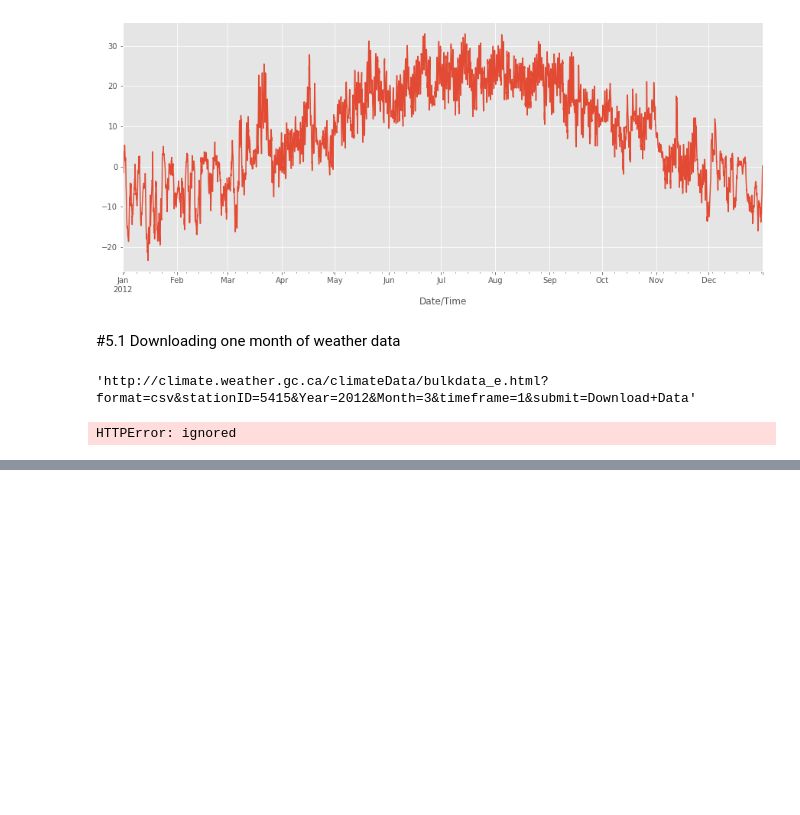
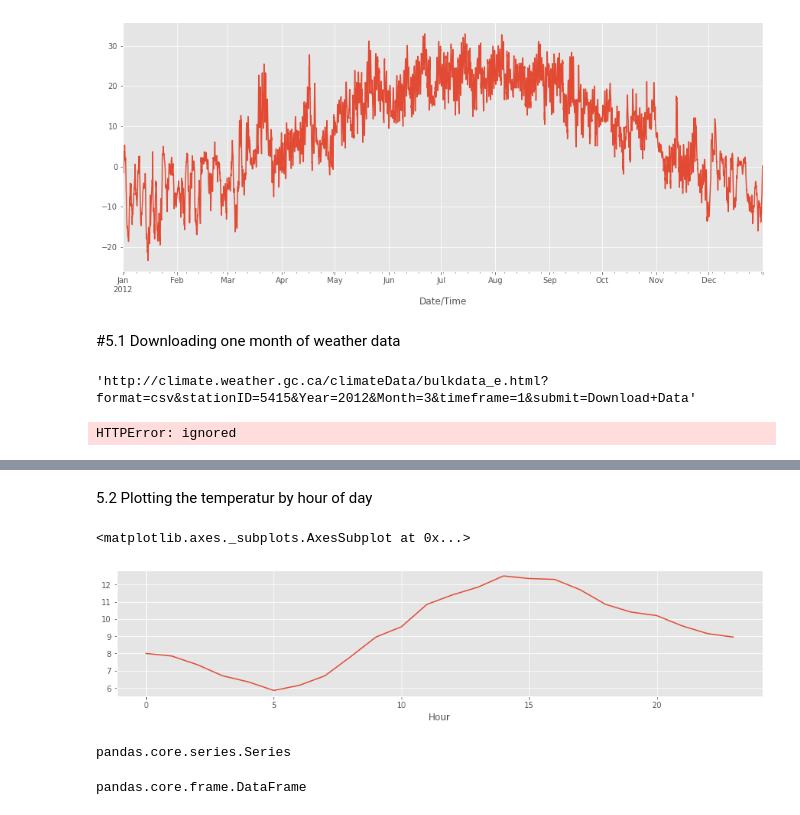
Before and after one commit to lifeisawavesorideit/99_LEARN_jvns_pandas-cookbook, a Jupyter notebook: Chapter05.ipynb, the cells around one changed output, grey strips where cells are left out. Cells and saved outputs as stored; diff of their text form; code cells hidden in the pictures; blank space fills up the shorter version.

```diff
--- a/Chapter05.ipynb
+++ b/Chapter05.ipynb
@@ -61,3 +61,6 @@ url_weather_mar2012
 weather_mar2012 = pd.read_csv(url_weather_mar2012)
 # %% [output]
 HTTPError: ignored
+# %%
+weather_2012_final = weather_2012_final.dropna(axis=1, how='any')
+weather_2012_final
@@ -63,0 +82,3 @@ HTTPError: ignored
+# %%
+weather_2012_final = weather_2012_final.drop(['Dew Point Temp (C)'], axis=1)
+weather_2012_final
@@ -63,0 +100,17 @@ HTTPError: ignored
+# %% [markdown]
+5.2 Plotting the temperatur by hour of day
+# %%
+weather = weather_2012_final.copy()
+weather.loc[:, 'Hour'] = weather.index.hour
+weather.groupby('Hour').median()['Temp (C)'].plot()
+# %% [output]
+<matplotlib.axes._subplots.AxesSubplot at 0x...>
+[figure, added]
+# %%
+type(weather['Weather'])
+# %% [output]
+pandas.core.series.Series
+# %%
+type(weather[['Weather']])
+# %% [output]
+pandas.core.frame.DataFrame
```
Also changed, not shown: parts of 5 cells of this notebook.
